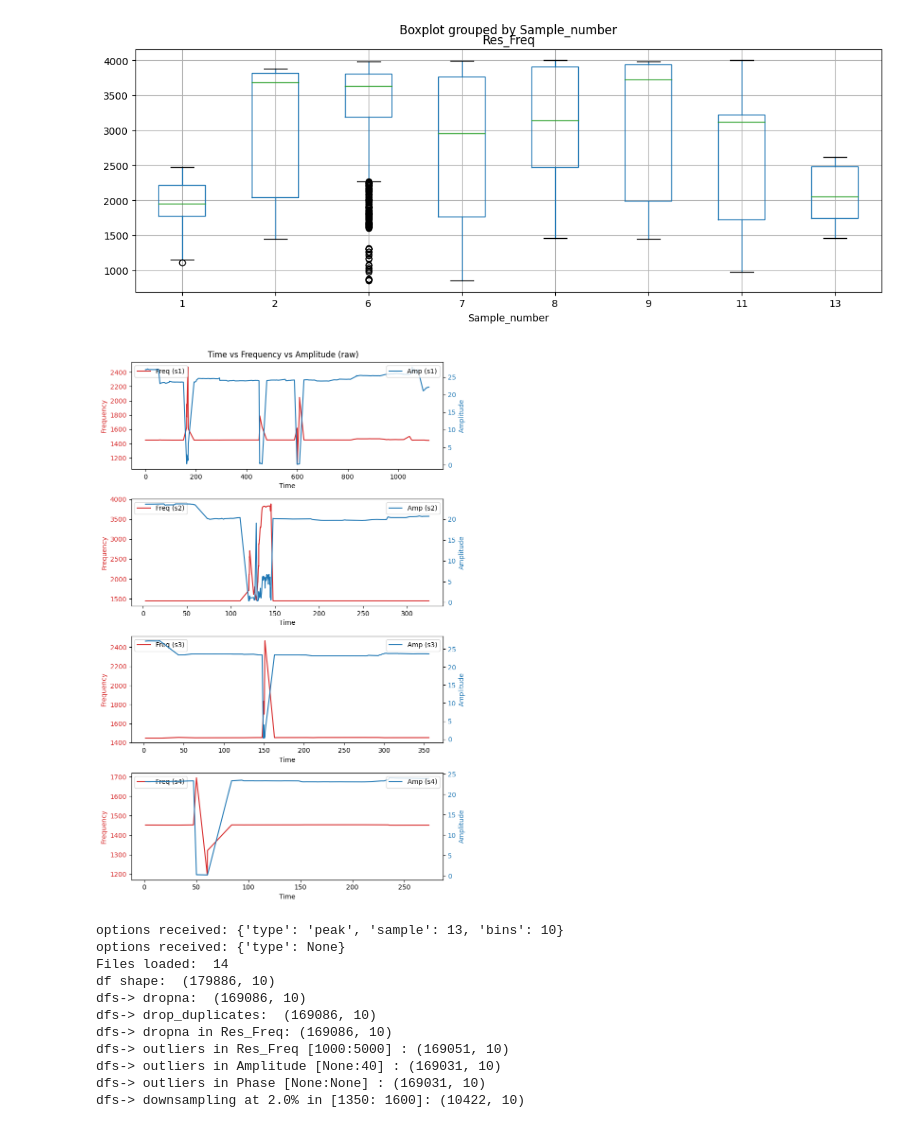
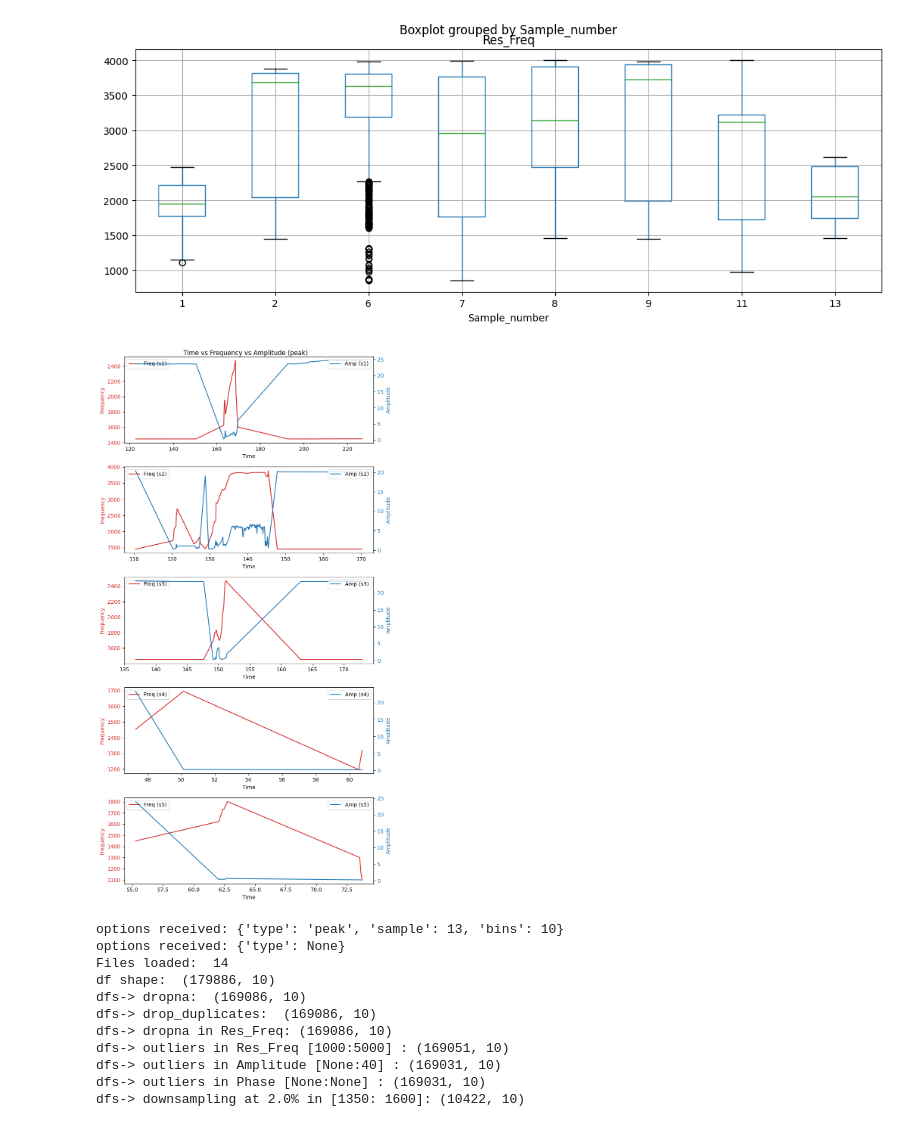
Before and after one commit to Weyrd/Cells_characteristics_Mems_ai, a Jupyter notebook: Data_cleaner.ipynb, the cells around one changed output. Drawn from its saved outputs; the diff is of its cells as text; code cells hidden in the pictures.

```diff
--- a/data_/Data_cleaner.ipynb
+++ b/Data_cleaner.ipynb
@@ -19,7 +19,7 @@ def reload_data(debug=False):
     file_loaded = 0
     CompressionDict = {}
 
-    for root, dirs, files in os.walk("../data_/Snail"):
+    for root, dirs, files in os.walk("/data_/Snail"):
         for name in files:
             if name.endswith(".txt"):
                 file_path = os.path.join(root, name)
@@ -374,14 +377,14 @@ def save_df(df, name):
 #                         "number_of_interval_downsampling": 15,
 #                         "peak_freq": 1550})
 
-df = get_df(option_get_df={"type":"raw"}, options_outliers={"Res_Freq_min": None, "Res_Freq_max": 4045,
-                "Amplitude_min": 1, "Amplitude_max": 22,
+df = get_df(option_get_df={"type":None}, options_outliers={"Res_Freq_min": None, "Res_Freq_max": 4045,
+                "Amplitude_min": 1, "Amplitude_max": 30,
                 "Phase_min": None, "Phase_max": None,
-                "interval_df" : [1350, 1600], "downsampling_rate" : 0.2},
+                "interval_df" : [1000, 1650], "downsampling_rate" : 0.02, "downsampling_ampli_min": 20},
 
-            options_get_peak = {"outlier_side_percent_on_longest_time_duration": 0.5,
-                "downsampling_factor_by_mean_value": 4,
-                "downsampling_rate": 1.2,
+            options_get_peak = {"outlier_side_percent_on_longest_time_duration": 1.5,
+                "downsampling_factor_by_mean_value": 3,
+                "downsampling_rate": 1.1,
                 "number_of_interval_downsampling": 15,
                 "peak_freq": 1600}
 
@@ -391,7 +394,7 @@ df = get_df(option_get_df={"type":"raw"}, options_outliers={"Res_Freq_min": None
 
 # df = get_df(option_get_df={"type":"raw"})
 
-save_df(df, 'cleaned_data.csv')
+save_df(df, '/data_/cleaned_data.csv')
 
 
 
@@ -650,16 +653,15 @@ def plot_compression_time(df=False, option_get_peak: dict = None,
 # %%
 
 df_peak = get_df(option_get_df={"type": "peak"})
 
-graph_to_plot = [1, 2, 3, 4]
+graph_to_plot = [1,2,3,4, 5]
 # plot_time_vs_Res_Freq_vs_Amplitude(graph_to_plot, options_plot={"type" : "raw"})
-plot_time_vs_Res_Freq_vs_Amplitude(graph_to_plot, options_plot= {"type" : "raw"},
-                                    #option_get_peak={"number_of_interval_downsampling": 1},
-                                    options_outliers={})
+plot_time_vs_Res_Freq_vs_Amplitude(graph_to_plot, options_plot= {"type" : "peak"},
+                        )
 
 # plot_compression_time(df=df_peak)
 # %% [output]
-[figure, old version]
+[figure, new version]
 # %%
 
 truc_plot = 13
```
Also changed, not shown: parts of 2 cells of this notebook, 9 other files.
